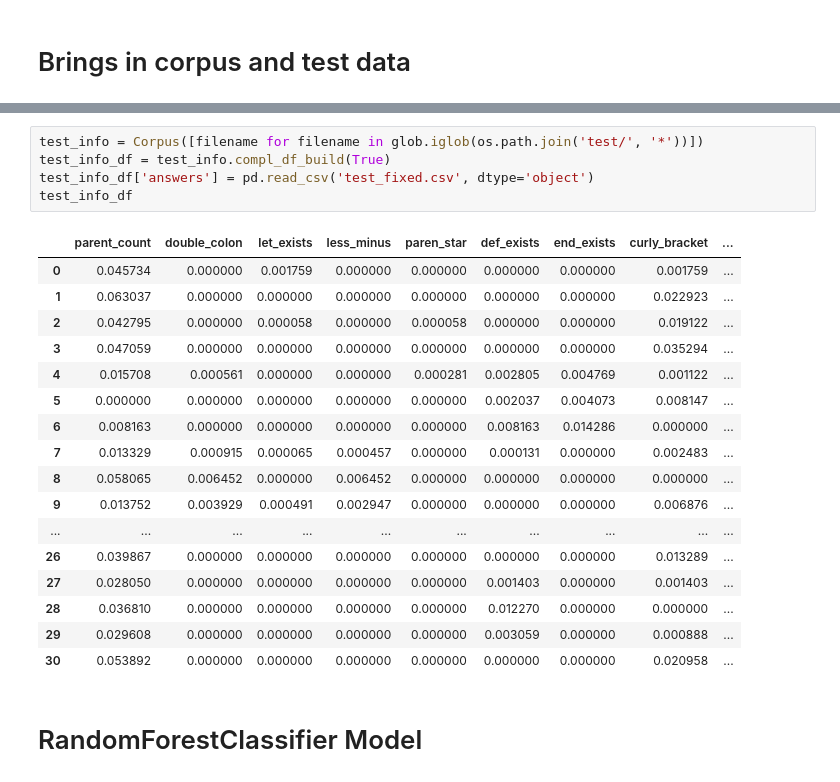
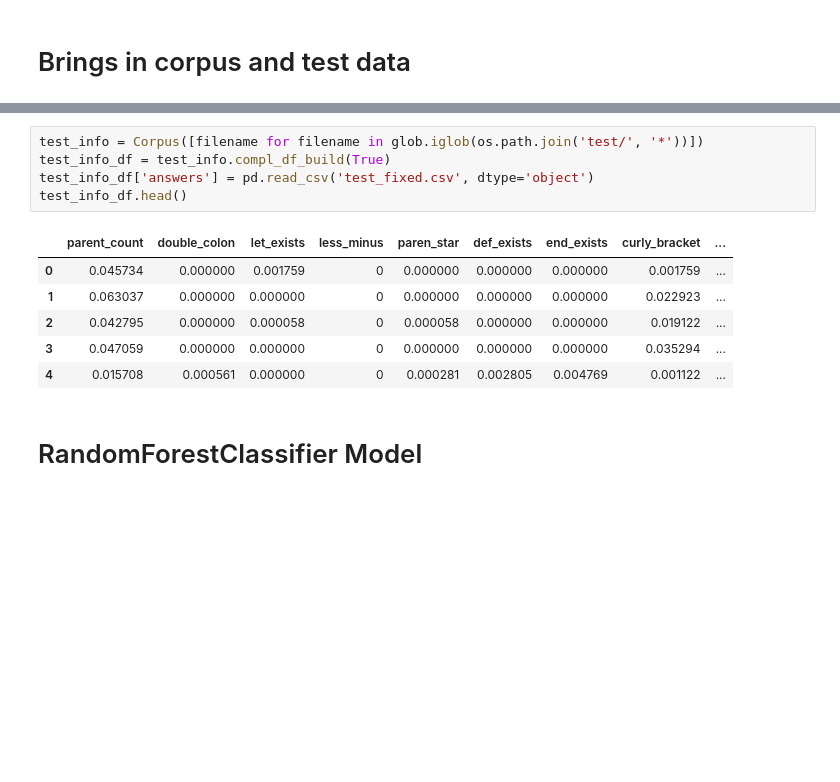
Before and after one commit to tiyd-python-2015-01/programming-language-classifier, a Jupyter notebook: lang classifier live.ipynb, the cells around one changed output, grey strips where cells are left out. Drawn from its saved outputs; the diff is of its cells as text; blank space fills up the shorter version.

```diff
--- a/lang classifier live.ipynb
+++ b/lang classifier live.ipynb
@@ -31,26 +19,15 @@ corpus_df
 # %%
 test_info = Corpus([filename for filename in glob.iglob(os.path.join('test/', '*'))])
 test_info_df = test_info.compl_df_build(True)
 test_info_df['answers'] = pd.read_csv('test_fixed.csv', dtype='object')
-test_info_df
+test_info_df.head()
 # %% [output]
 |  | parent_count | double_colon | let_exists | less_minus | paren_star | def_exists | end_exists | curly_bracket | ... |
-| 0 | 0.045734 | 0.000000 | 0.001759 | 0.000000 | 0.000000 | 0.000000 | 0.000000 | 0.001759 | ... |
-| 1 | 0.063037 | 0.000000 | 0.000000 | 0.000000 | 0.000000 | 0.000000 | 0.000000 | 0.022923 | ... |
-| 2 | 0.042795 | 0.000000 | 0.000058 | 0.000000 | 0.000058 | 0.000000 | 0.000000 | 0.019122 | ... |
-| 3 | 0.047059 | 0.000000 | 0.000000 | 0.000000 | 0.000000 | 0.000000 | 0.000000 | 0.035294 | ... |
-| 4 | 0.015708 | 0.000561 | 0.000000 | 0.000000 | 0.000281 | 0.002805 | 0.004769 | 0.001122 | ... |
-| 5 | 0.000000 | 0.000000 | 0.000000 | 0.000000 | 0.000000 | 0.002037 | 0.004073 | 0.008147 | ... |
-| 6 | 0.008163 | 0.000000 | 0.000000 | 0.000000 | 0.000000 | 0.008163 | 0.014286 | 0.000000 | ... |
-| 7 | 0.013329 | 0.000915 | 0.000065 | 0.000457 | 0.000000 | 0.000131 | 0.000000 | 0.002483 | ... |
-| 8 | 0.058065 | 0.006452 | 0.000000 | 0.006452 | 0.000000 | 0.000000 | 0.000000 | 0.000000 | ... |
-| 9 | 0.013752 | 0.003929 | 0.000491 | 0.002947 | 0.000000 | 0.000000 | 0.000000 | 0.006876 | ... |
-| ... | ... | ... | ... | ... | ... | ... | ... | ... | ... |
-| 26 | 0.039867 | 0.000000 | 0.000000 | 0.000000 | 0.000000 | 0.000000 | 0.000000 | 0.013289 | ... |
-| 27 | 0.028050 | 0.000000 | 0.000000 | 0.000000 | 0.000000 | 0.001403 | 0.000000 | 0.001403 | ... |
-| 28 | 0.036810 | 0.000000 | 0.000000 | 0.000000 | 0.000000 | 0.012270 | 0.000000 | 0.000000 | ... |
-| 29 | 0.029608 | 0.000000 | 0.000000 | 0.000000 | 0.000000 | 0.003059 | 0.000000 | 0.000888 | ... |
-| 30 | 0.053892 | 0.000000 | 0.000000 | 0.000000 | 0.000000 | 0.000000 | 0.000000 | 0.020958 | ... |
+| 0 | 0.045734 | 0.000000 | 0.001759 | 0 | 0.000000 | 0.000000 | 0.000000 | 0.001759 | ... |
+| 1 | 0.063037 | 0.000000 | 0.000000 | 0 | 0.000000 | 0.000000 | 0.000000 | 0.022923 | ... |
+| 2 | 0.042795 | 0.000000 | 0.000058 | 0 | 0.000058 | 0.000000 | 0.000000 | 0.019122 | ... |
+| 3 | 0.047059 | 0.000000 | 0.000000 | 0 | 0.000000 | 0.000000 | 0.000000 | 0.035294 | ... |
+| 4 | 0.015708 | 0.000561 | 0.000000 | 0 | 0.000281 | 0.002805 | 0.004769 | 0.001122 | ... |
 # %% [markdown]
 # RandomForestClassifier Model
 # %%
```
Also changed, not shown: parts of 6 cells of this notebook.
